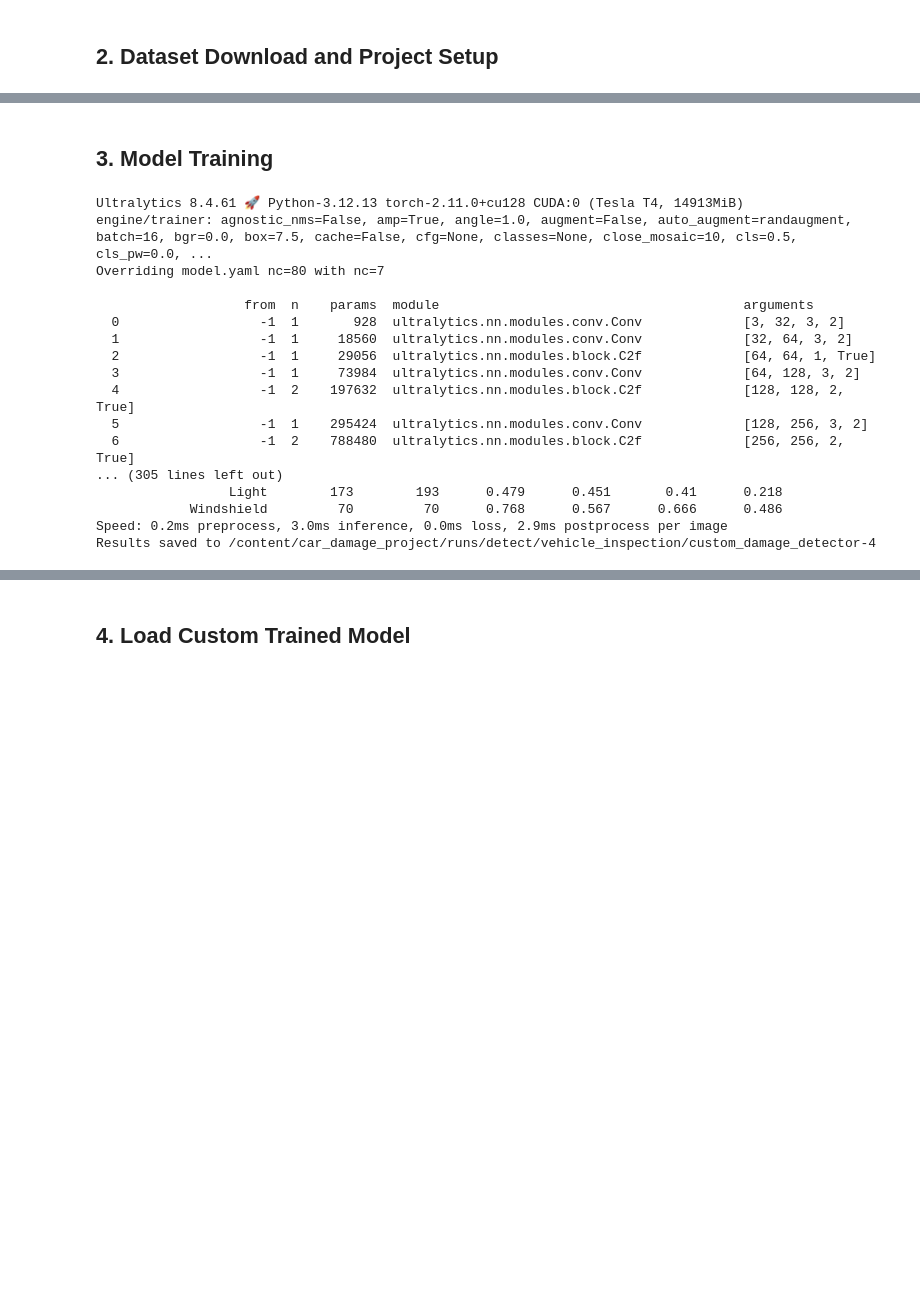
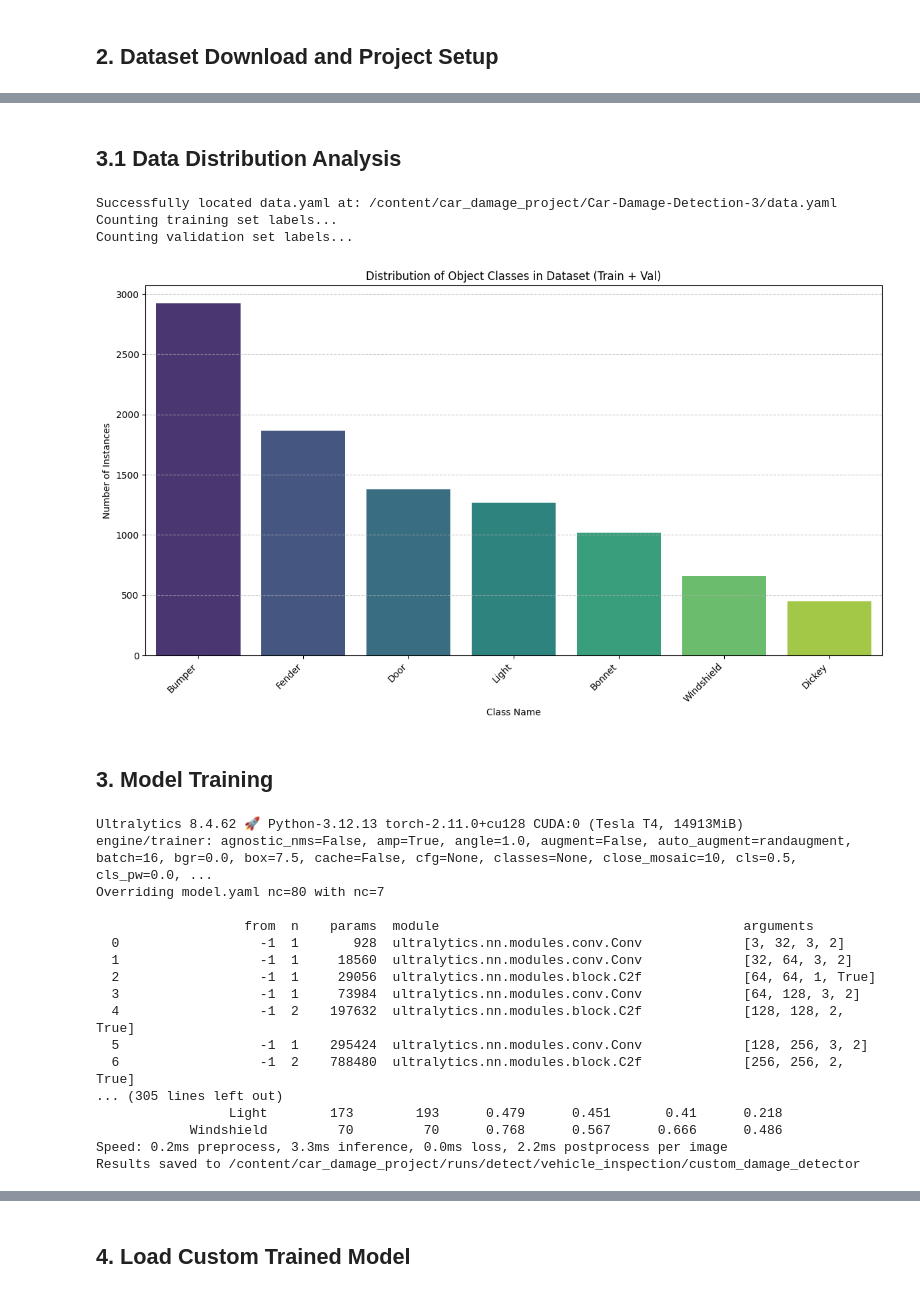
Before and after one commit to chandimacbbandara/AI-Car-Damage-Detection-System, a Jupyter notebook: AI_Car_Damage_Detection_System.ipynb, the cells around one changed output, grey strips where cells are left out. Drawn from its saved outputs; the diff is of its cells as text; code cells hidden in the pictures; blank space fills up the shorter version.

```diff
--- a/AI_Car_Damage_Detection_System.ipynb
+++ b/AI_Car_Damage_Detection_System.ipynb
@@ -73,3 +83,74 @@ loading Roboflow project...
+# %% [markdown]
+## 3.1 Data Distribution Analysis
+# %%
+import yaml
+import os
+from glob import glob
+import matplotlib.pyplot as plt
+import seaborn as sns
+import pandas as pd
+
+# Path to the data.yaml file, which is directly available after dataset.download()
+data_yaml_path = f"{dataset.location}/data.yaml"
+
+# Ensure the file exists (though it should after successful download/extraction)
+if not os.path.exists(data_yaml_path):
+    raise FileNotFoundError(f"data.yaml not found at: {data_yaml_path}. Please ensure the dataset is downloaded and extracted correctly.")
+
+print(f"Successfully located data.yaml at: {data_yaml_path}")
+
+with open(data_yaml_path, 'r') as f:
+    data_config = yaml.safe_load(f)
+
+class_names = data_config['names']
+num_classes = data_config['nc']
+
+# Paths to label directories
+# These paths are relative to the *extracted dataset root* (dataset.location)
+base_dataset_dir = dataset.location
+train_labels_dir = os.path.join(base_dataset_dir, 'train', 'labels')
+val_labels_dir = os.path.join(base_dataset_dir, 'valid', 'labels')
+
+class_counts = {name: 0 for name in class_names}
+
+def count_labels(label_dir, counts_dict):
+    if not os.path.exists(label_dir):
+        print(f"Warning: Label directory not found: {label_dir}")
+        return
+    for label_file in glob(os.path.join(label_dir, '*.txt')):
+        with open(label_file, 'r') as f:
+            for line in f:
+                parts = line.strip().split(' ')
+                if parts:
+                    try:
+                        class_id = int(parts[0])
+                        if class_id < len(class_names):
+                            counts_dict[class_names[class_id]] += 1
+                    except ValueError:
+                        print(f"Warning: Could not parse class ID in file {label_file}: {line.strip()}")
+
+print("Counting training set labels...")
+count_labels(train_labels_dir, class_counts)
+print("Counting validation set labels...")
+count_labels(val_labels_dir, class_counts)
+
+# Convert to DataFrame for easier plotting
+df_class_counts = pd.DataFrame(class_counts.items(), columns=['Class', 'Count'])
+
+plt.figure(figsize=(12, 7))
+sns.barplot(x='Class', y='Count', hue='Class', data=df_class_counts.sort_values('Count', ascending=False), palette='viridis', legend=False)
+plt.title('Distribution of Object Classes in Dataset (Train + Val)')
+plt.xlabel('Class Name')
+plt.ylabel('Number of Instances')
+plt.xticks(rotation=45, ha='right')
+plt.grid(axis='y', linestyle='--', alpha=0.7)
+plt.tight_layout()
+plt.show()
+# %% [output]
+Successfully located data.yaml at: /content/car_damage_project/Car-Damage-Detection-3/data.yaml
+Counting training set labels...
+Counting validation set labels...
+[figure, added]
 # %% [markdown]
 ## 3. Model Training
 # %%
@@ -89,7 +170,7 @@ results = model.train(
     name='custom_damage_detector'          # Saved run name
 )
 # %% [output]
-Ultralytics 8.4.61 🚀 Python-3.12.13 torch-2.11.0+cu128 CUDA:0 (Tesla T4, 14913MiB)
+Ultralytics 8.4.62 🚀 Python-3.12.13 torch-2.11.0+cu128 CUDA:0 (Tesla T4, 14913MiB)
 engine/trainer: agnostic_nms=False, amp=True, angle=1.0, augment=False, auto_augment=randaugment, batch=16, bgr=0.0, box=7.5, cache=False, cfg=None, classes=None, close_mosaic=10, cls=0.5, cls_pw=0.0, ...
 Overriding model.yaml nc=80 with nc=7
 
@@ -104,5 +185,5 @@ Overriding model.yaml nc=80 with nc=7
 ... (305 lines left out)
                  Light        173        193      0.479      0.451       0.41      0.218
             Windshield         70         70      0.768      0.567      0.666      0.486
-Speed: 0.2ms preprocess, 3.0ms inference, 0.0ms loss, 2.9ms postprocess per image
-Results saved to /content/car_damage_project/runs/detect/vehicle_inspection/custom_damage_detector-4
+Speed: 0.2ms preprocess, 3.3ms inference, 0.0ms loss, 2.2ms postprocess per image
+Results saved to /content/car_damage_project/runs/detect/vehicle_inspection/custom_damage_detector
```
Also changed, not shown: parts of 5 cells of this notebook.
